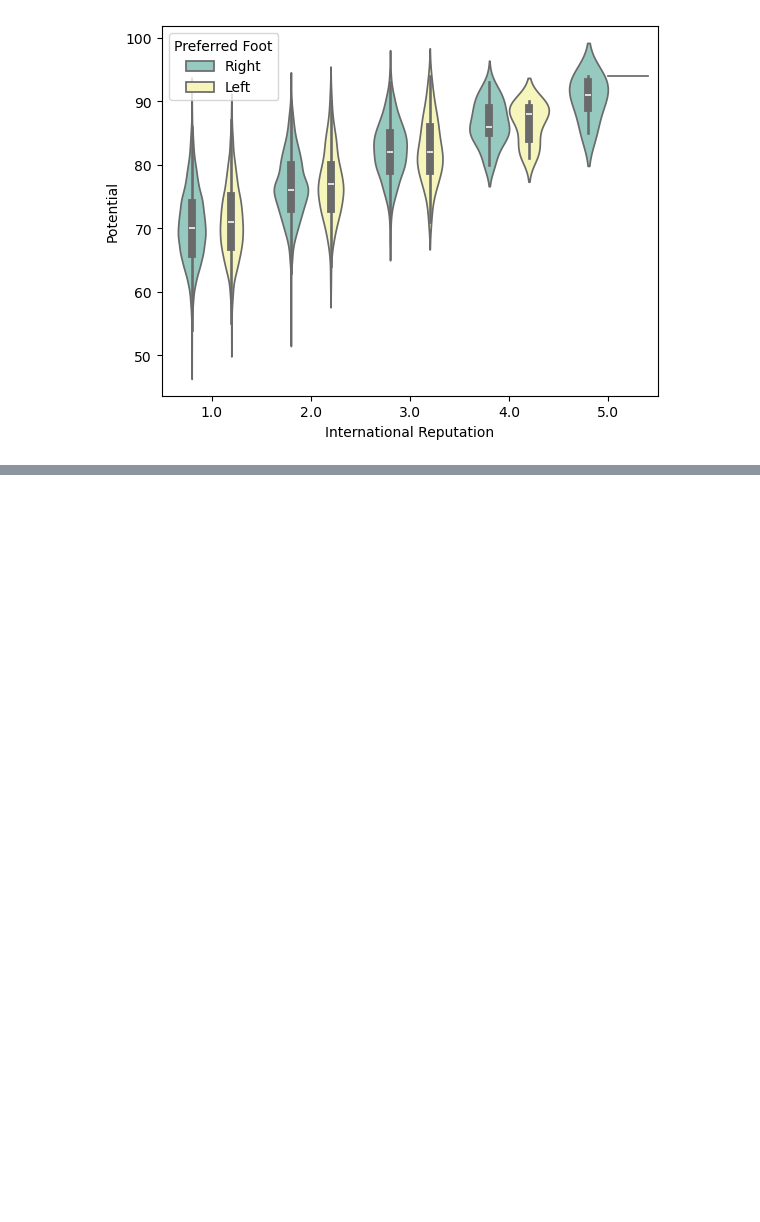
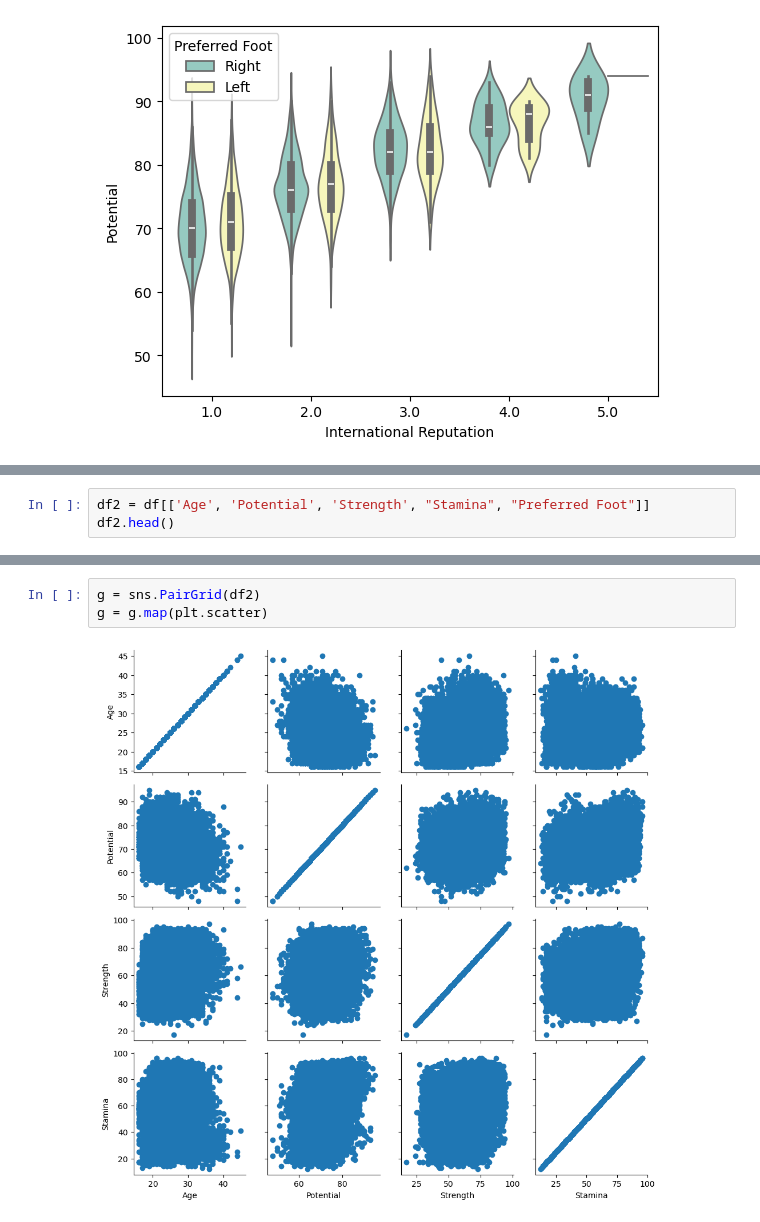
Before and after one commit to cyberscorpion/fync-cohort-7, a Jupyter notebook: 15. Seaborn charts.ipynb, the cells around one changed output, grey strips where cells are left out. Drawn from its saved outputs; the diff is of its cells as text; blank space fills up the shorter version.

```diff
--- a/15. Seaborn charts.ipynb
+++ b/15. Seaborn charts.ipynb
@@ -296,0 +311,3 @@ plt.show()
+# %%
+df2 = df[['Age', 'Potential', 'Strength', "Stamina", "Preferred Foot"]]
+df2.head()
@@ -296,0 +321,5 @@ plt.show()
+# %%
+g = sns.PairGrid(df2)
+g = g.map(plt.scatter)
+# %% [output]
+[figure, added]
```
Also changed, not shown: parts of 5 cells of this notebook.
